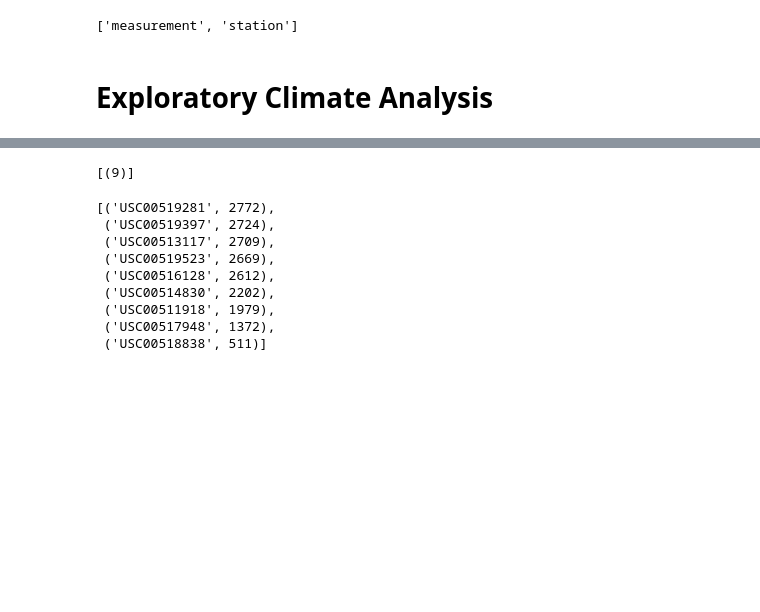
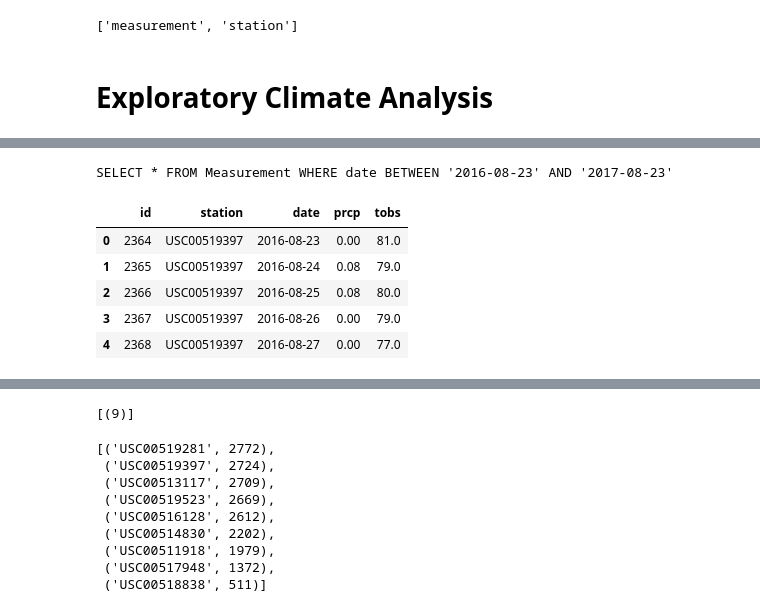
Before and after one commit to frederikdebruyker/hw10, a Jupyter notebook: climate_starter.ipynb, the cells around one changed output, grey strips where cells are left out. Drawn from its saved outputs; the diff is of its cells as text; code cells hidden in the pictures; blank space fills up the shorter version.

```diff
--- a/climate_starter.ipynb
+++ b/climate_starter.ipynb
@@ -41,0 +64,3 @@ conn = engine.connect()
+# %%
+# drop incomplete readings
+measurement_df=measurement_df.dropna()
@@ -41,0 +97,14 @@ conn = engine.connect()
+# %%
+# Design a query to retrieve the last 12 months of precipitation data and plot the results
+sql_statement="SELECT * FROM Measurement WHERE date BETWEEN " + "'" + begin_date + "'" + ' AND ' + "'" + end_date + "'"
+print(sql_statement)
+measurement_1year_df = pd.read_sql(sql_statement, conn)
+measurement_1year_df.head()
+# %% [output]
+SELECT * FROM Measurement WHERE date BETWEEN '2016-08-23' AND '2017-08-23'
+|  | id | station | date | prcp | tobs |
+| 0 | 2364 | USC00519397 | 2016-08-23 | 0.00 | 81.0 |
+| 1 | 2365 | USC00519397 | 2016-08-24 | 0.08 | 79.0 |
+| 2 | 2366 | USC00519397 | 2016-08-25 | 0.08 | 80.0 |
+| 3 | 2367 | USC00519397 | 2016-08-26 | 0.00 | 79.0 |
+| 4 | 2368 | USC00519397 | 2016-08-27 | 0.00 | 77.0 |
```
Also changed, not shown: parts of 22 cells of this notebook.
